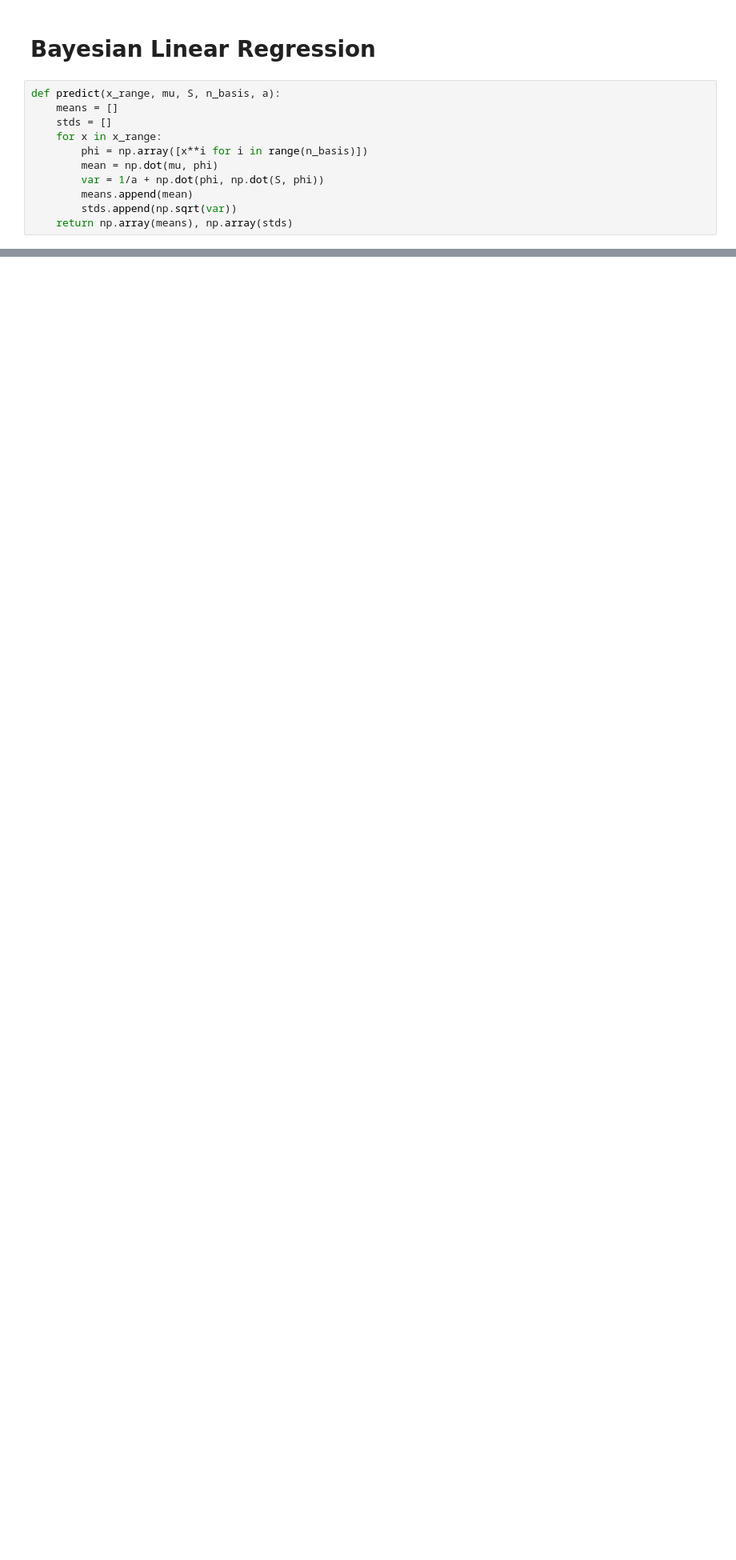
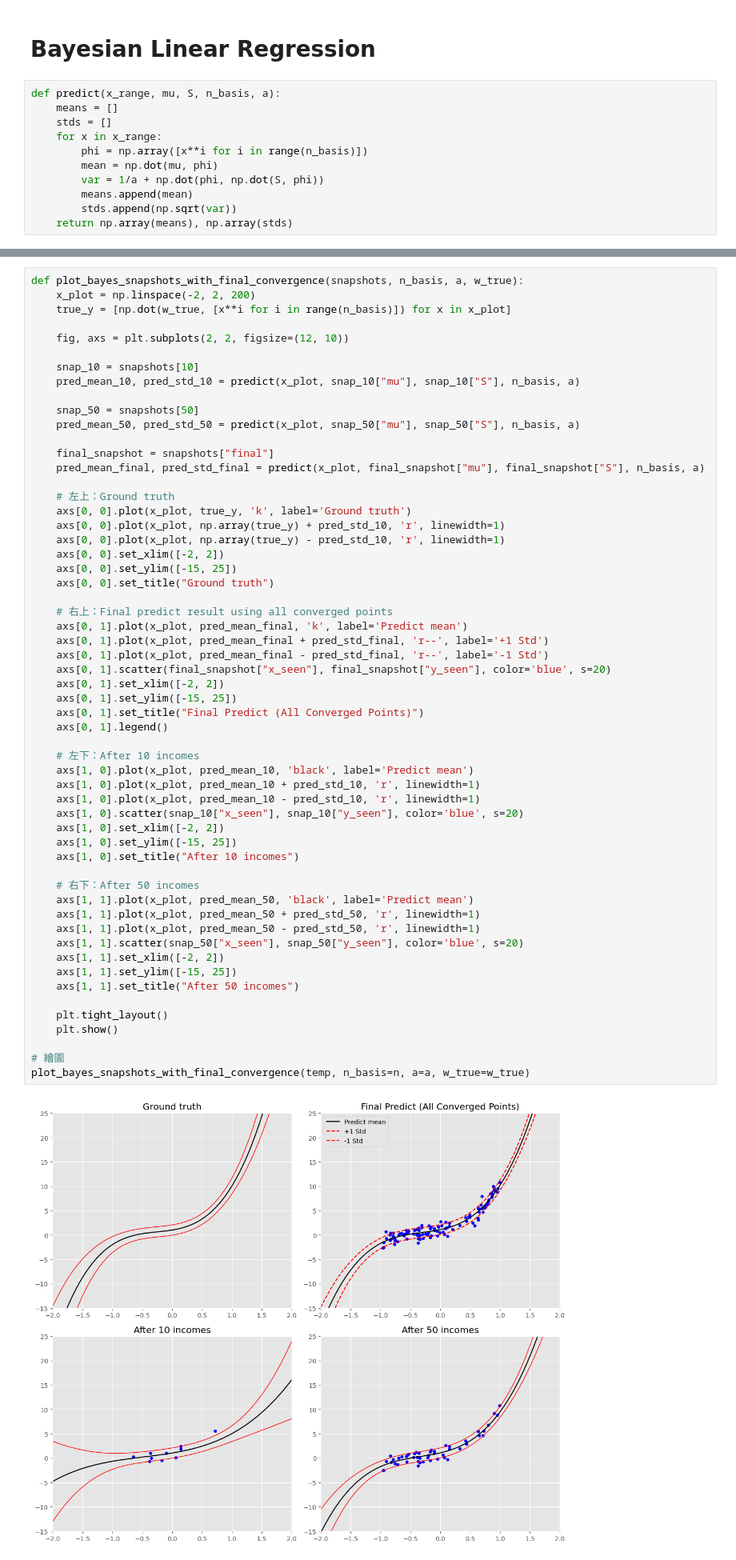
Before and after one commit to ouoxii/NYCU-Machine-Learning, a Jupyter notebook: hw3/ml hw3.ipynb, the cells around one changed output, grey strips where cells are left out. Shown: that part at 80% size. Saved outputs shown, nothing was run; the diff lists cells and outputs as text; blank space fills up the shorter version.

Commit message:
step to converge

```diff
--- a/hw3/ml hw3.ipynb
+++ b/hw3/ml hw3.ipynb
@@ -261,0 +208,59 @@ Predictive distribution ~ N(4.36469, 1.02501)
+# %%
+def plot_bayes_snapshots_with_final_convergence(snapshots, n_basis, a, w_true):
+    x_plot = np.linspace(-2, 2, 200)
+    true_y = [np.dot(w_true, [x**i for i in range(n_basis)]) for x in x_plot]
+
+    fig, axs = plt.subplots(2, 2, figsize=(12, 10))
+
+    snap_10 = snapshots[10]
+    pred_mean_10, pred_std_10 = predict(x_plot, snap_10["mu"], snap_10["S"], n_basis, a)
+
+    snap_50 = snapshots[50]
+    pred_mean_50, pred_std_50 = predict(x_plot, snap_50["mu"], snap_50["S"], n_basis, a)
+
+    final_snapshot = snapshots["final"]
+    pred_mean_final, pred_std_final = predict(x_plot, final_snapshot["mu"], final_snapshot["S"], n_basis, a)
+
+    # 左上：Ground truth
+    axs[0, 0].plot(x_plot, true_y, 'k', label='Ground truth')
+    axs[0, 0].plot(x_plot, np.array(true_y) + pred_std_10, 'r', linewidth=1)
+    axs[0, 0].plot(x_plot, np.array(true_y) - pred_std_10, 'r', linewidth=1)
+    axs[0, 0].set_xlim([-2, 2])
+    axs[0, 0].set_ylim([-15, 25])
+    axs[0, 0].set_title("Ground truth")
+
+    # 右上：Final predict result using all converged points
+    axs[0, 1].plot(x_plot, pred_mean_final, 'k', label='Predict mean')
+    axs[0, 1].plot(x_plot, pred_mean_final + pred_std_final, 'r--', label='+1 Std')
+    axs[0, 1].plot(x_plot, pred_mean_final - pred_std_final, 'r--', label='-1 Std')
+    axs[0, 1].scatter(final_snapshot["x_seen"], final_snapshot["y_seen"], color='blue', s=20)
+    axs[0, 1].set_xlim([-2, 2])
+    axs[0, 1].set_ylim([-15, 25])
+    axs[0, 1].set_title("Final Predict (All Converged Points)")
+    axs[0, 1].legend()
+
+    # 左下：After 10 incomes
+    axs[1, 0].plot(x_plot, pred_mean_10, 'black', label='Predict mean')
+    axs[1, 0].plot(x_plot, pred_mean_10 + pred_std_10, 'r', linewidth=1)
+    axs[1, 0].plot(x_plot, pred_mean_10 - pred_std_10, 'r', linewidth=1)
+    axs[1, 0].scatter(snap_10["x_seen"], snap_10["y_seen"], color='blue', s=20)
+    axs[1, 0].set_xlim([-2, 2])
+    axs[1, 0].set_ylim([-15, 25])
+    axs[1, 0].set_title("After 10 incomes")
+
+    # 右下：After 50 incomes
+    axs[1, 1].plot(x_plot, pred_mean_50, 'black', label='Predict mean')
+    axs[1, 1].plot(x_plot, pred_mean_50 + pred_std_50, 'r', linewidth=1)
+    axs[1, 1].plot(x_plot, pred_mean_50 - pred_std_50, 'r', linewidth=1)
+    axs[1, 1].scatter(snap_50["x_seen"], snap_50["y_seen"], color='blue', s=20)
+    axs[1, 1].set_xlim([-2, 2])
+    axs[1, 1].set_ylim([-15, 25])
+    axs[1, 1].set_title("After 50 incomes")
+
+    plt.tight_layout()
+    plt.show()
+
+# 繪圖
+plot_bayes_snapshots_with_final_convergence(temp, n_basis=n, a=a, w_true=w_true)
+# %% [output]
+[figure, added]
```
Also changed, not shown: parts of 2 cells of this notebook.
